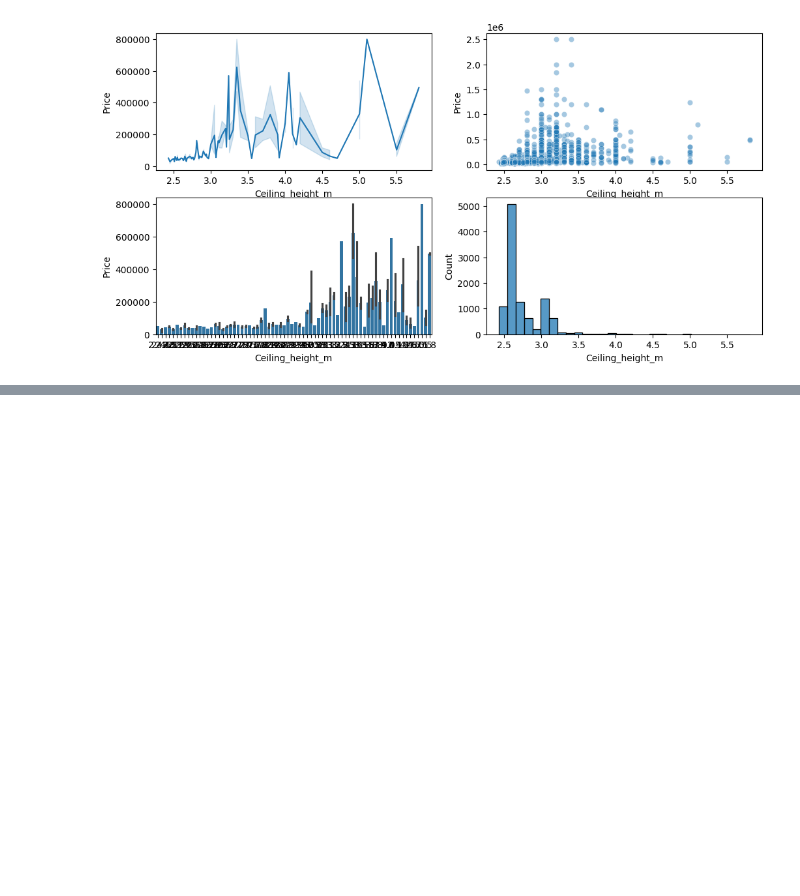
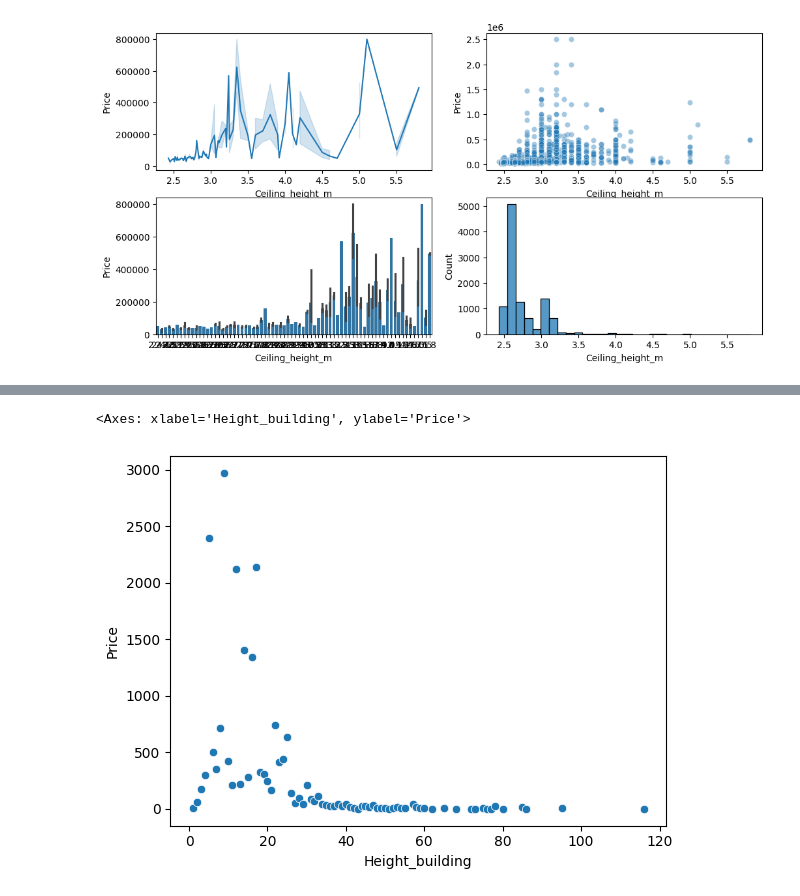
Before and after one commit to prihoslo/data_analysis_project, a Jupyter notebook: program_files/test.ipynb, the cells around one changed output, grey strips where cells are left out. Saved outputs shown, nothing was run; the diff lists cells and outputs as text; code cells hidden in the pictures; blank space fills up the shorter version.

```diff
--- a/program_files/test.ipynb
+++ b/program_files/test.ipynb
@@ -423,0 +518,5 @@ plt.show()
+# %%
+sns.scatterplot(data = df[['Height_building', 'Price']].groupby('Height_building', as_index=False).count(), x= 'Height_building', y = 'Price')
+# %% [output]
+<Axes: xlabel='Height_building', ylabel='Price'>
+[figure, added]
```
Also changed, not shown: parts of 17 cells of this notebook.
